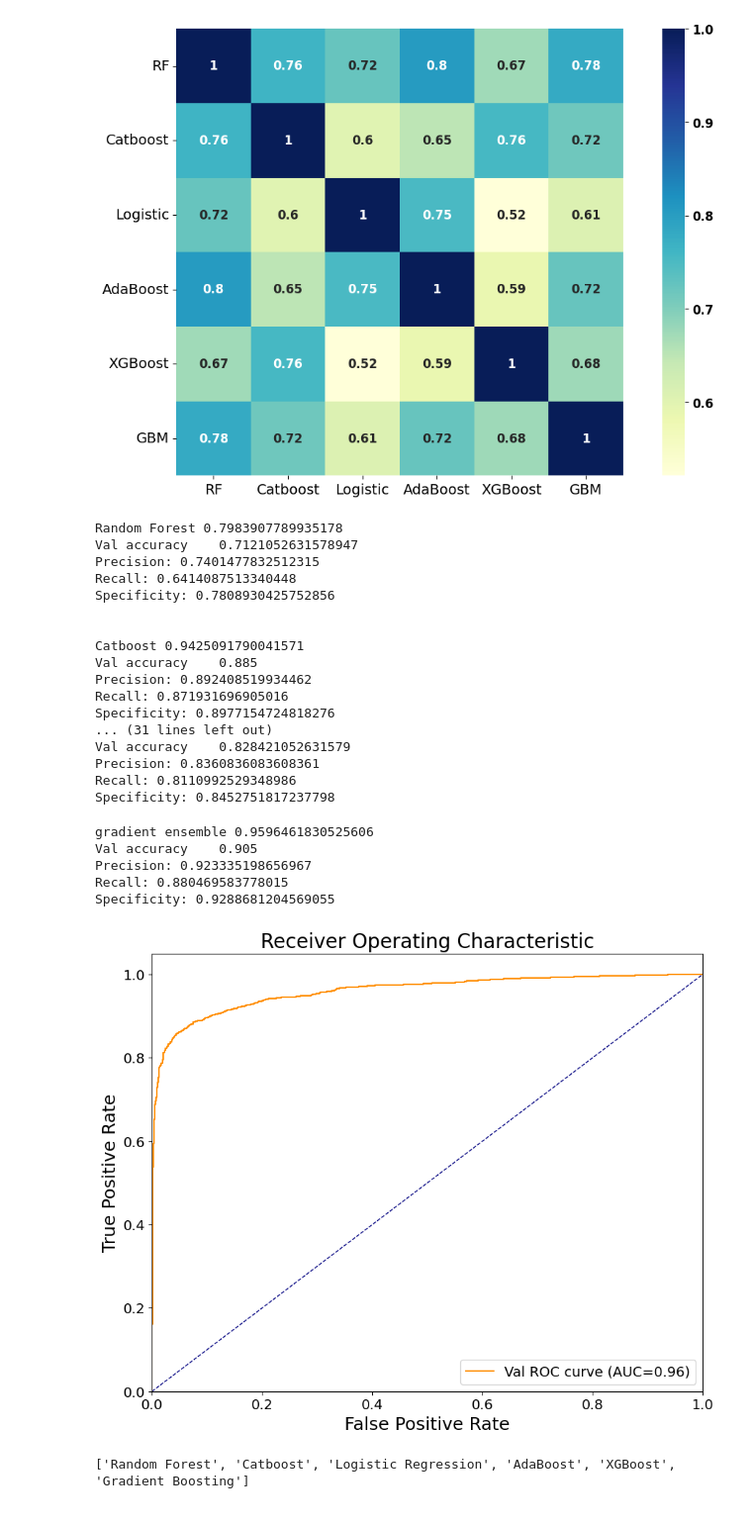
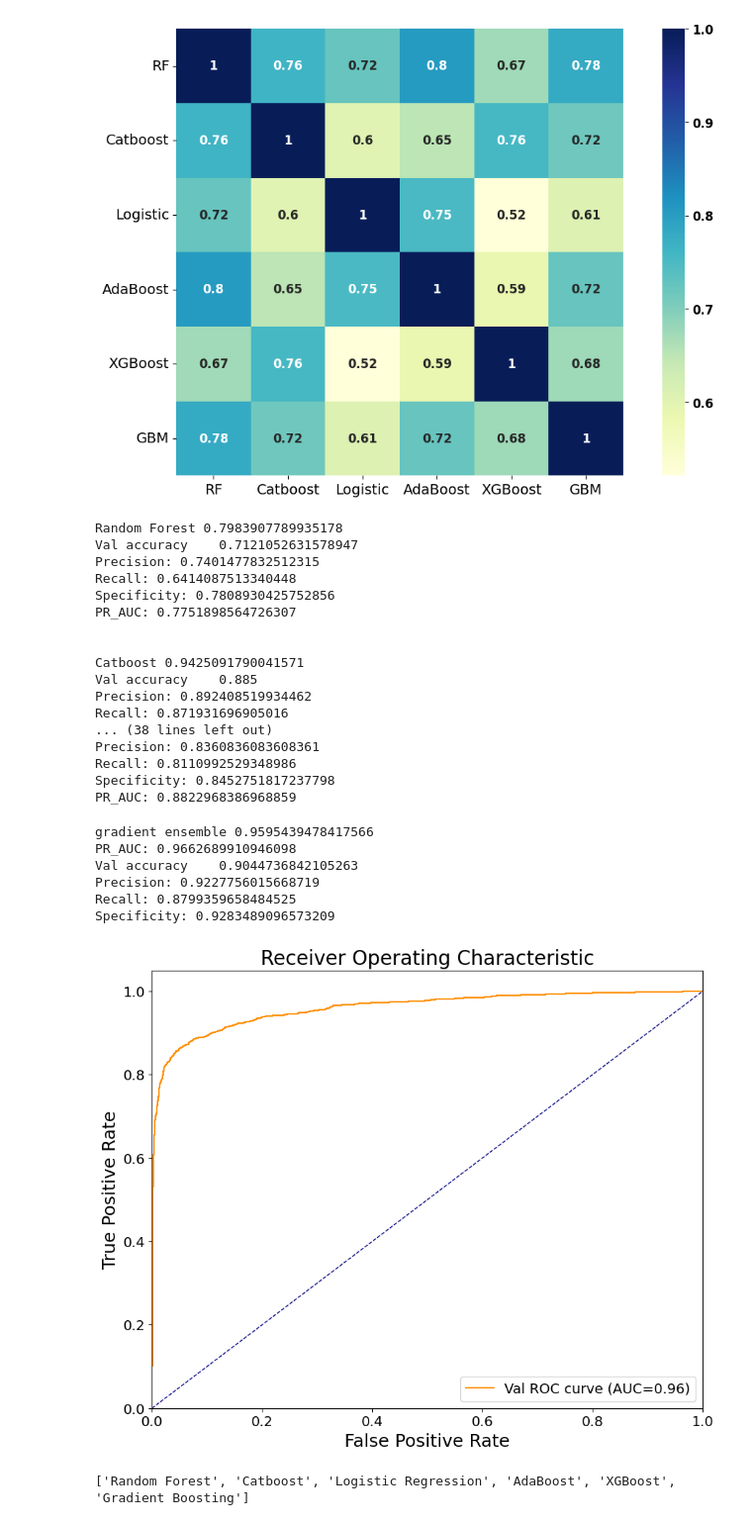
Before and after one commit to ssssszj/Tumor_prediction, a Jupyter notebook: ensemble_model.ipynb, the cells around one changed output. Shown: that part at 99% size. Cells and saved outputs as stored; diff of their text form; code cells hidden in the pictures.

```diff
--- a/ensemble_model.ipynb
+++ b/ensemble_model.ipynb
@@ -376,6 +380,7 @@ plt.show()
 Fprs = []
 Tprs = []
 ROC_AUCs = []
+PR_AUCs = []
 model_names = list(base_models.keys())
 for m in range(base_probs.shape[1]):
     fpr,tpr,_ = roc_curve(y_test_se,base_probs[:,m])
@@ -383,6 +388,8 @@ for m in range(base_probs.shape[1]):
     Tprs.append(tpr)
     ROC_AUCs.append(auc(fpr,tpr))
     score = roc_auc_score(y_test_se,base_probs[:,m])
+    precision,recall,_ = precision_recall_curve(y_test_se,base_probs[:,m])
+    pr_score = auc(recall,precision)
     print(model_names[m],score)
 
     y_predict = base_models[model_names[m]].predict(X_test_se)
@@ -391,6 +398,7 @@ for m in range(base_probs.shape[1]):
     print("Precision:",precision_score(y_test_se, y_predict))
     print("Recall:",tp/(tp+fn))
     print("Specificity:",tn/(tn+fp))
+    print('PR_AUC:',pr_score)
     print('\n')
 
 mean_probs = base_probs.mean(axis=1)
@@ -405,6 +413,9 @@ fpr,tpr, thresholds = roc_curve(y_test_se,mean_probs)
 Fprs.append(fpr)
 Tprs.append(tpr)
 ROC_AUCs.append(auc(fpr,tpr))
+precision,recall,_ = precision_recall_curve(y_test_se,mean_probs)
+pr_score = auc(recall,precision)
+print('PR_AUC:',pr_score)
 print('\n')
 # %% [output]
 Random Forest 0.7983907789935178
@@ -412,58 +423,63 @@ Val accuracy    0.7121052631578947
 Precision: 0.7401477832512315
 Recall: 0.6414087513340448
 Specificity: 0.7808930425752856
+PR_AUC: 0.7751898564726307
 
 
 Catboost 0.9425091790041571
 Val accuracy    0.885
 Precision: 0.892408519934462
 Recall: 0.871931696905016
-Specificity: 0.8977154724818276
-... (31 lines left out)
-Val accuracy    0.828421052631579
+... (38 lines left out)
 Precision: 0.8360836083608361
 Recall: 0.8110992529348986
 Specificity: 0.8452751817237798
+PR_AUC: 0.8822968386968859
 # %%
 
 
 print('gradient ensemble',roc_auc_score(y_test_se,meta_probs))
 y_predict = meta_model.predict(base_probs)
 tn,fp,fn,tp = confusion_matrix(y_test_se,y_predict).ravel()
+precision,recall,_ = precision_recall_curve(y_test_se,meta_probs)
+pr_score = auc(recall,precision)
+print('PR_AUC:',pr_score)
+
 print("Val accuracy\t"+str(np.mean(y_test_se == y_predict)))
 print("Precision:",precision_score(y_test_se, y_predict))
 print("Recall:",tp/(tp+fn))
 print("Specificity:",tn/(tn+fp))
 
 fpr,tpr, thresholds = roc_curve(y_test_se,meta_probs)
 roc_auc = auc(fpr,tpr)
 Fprs.append(fpr)
 Tprs.append(tpr)
 ROC_AUCs.append(auc(fpr,tpr))
 
 
 
 plt1,ax = plt.subplots(figsize=(10,8))
 ax.plot(fpr,tpr,color='darkorange',label='Val ROC curve (AUC={:.2f})'.format(roc_auc))
 ax.plot([0, 1], [0, 1], color='navy', lw=1, linestyle='--')
 ax.set_xlim([0.0, 1.0])
 ax.set_ylim([0.0, 1.05])
 ax.set_xticks(np.arange(0.0,1.1,0.2))
 ax.set_yticks(np.arange(0.0,1.1,0.2))
 ax.set_xticklabels(['0.0','0.2','0.4','0.6','0.8','1.0'],fontsize=14,weight='light')
 ax.set_yticklabels(['0.0','0.2','0.4','0.6','0.8','1.0'],fontsize=14,weight='light')
 ax.set_xlabel('False Positive Rate',fontsize=18)
 ax.set_ylabel('True Positive Rate',fontsize=18)
 ax.set_title('Receiver Operating Characteristic',fontsize=20)
 ax.legend(loc="lower right",prop={'size': 14, 'weight':'light'},labelspacing=0.8)
 plt.show()
 # %% [output]
-gradient ensemble 0.9596461830525606
-Val accuracy    0.905
-Precision: 0.923335198656967
-Recall: 0.880469583778015
-Specificity: 0.9288681204569055
+gradient ensemble 0.9595439478417566
+PR_AUC: 0.9662689910946098
+Val accuracy    0.9044736842105263
+Precision: 0.9227756015668719
+Recall: 0.8799359658484525
+Specificity: 0.9283489096573209
-[figure, old version]
+[figure, new version]
 # %%
 print(model_names)
 # %% [output]
```
Also changed, not shown: parts of 7 cells of this notebook.
